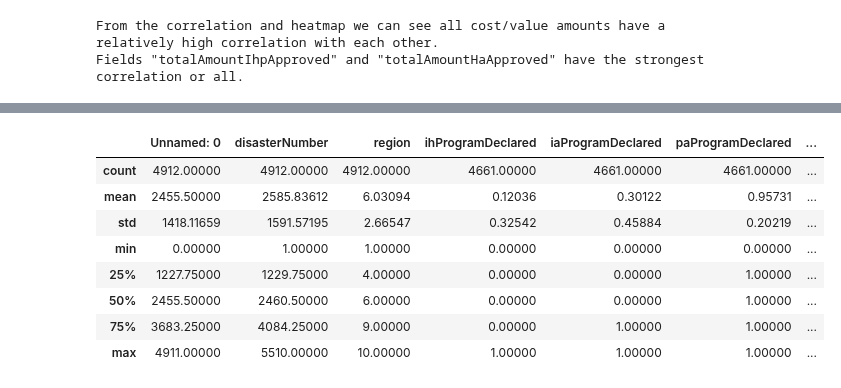
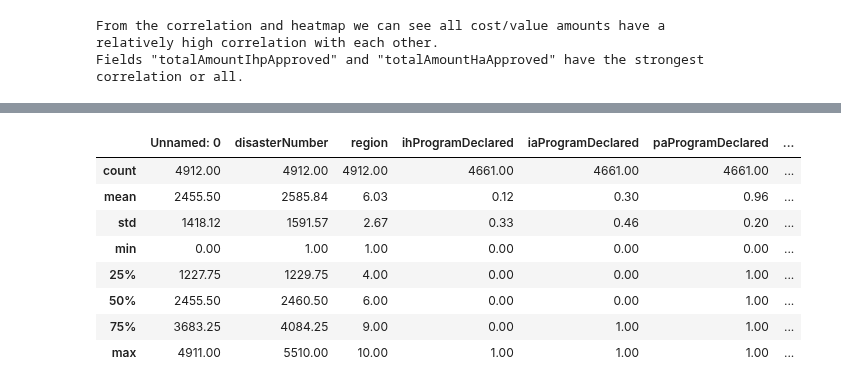
Before and after one commit to mdgarber/FEMADisasterCostForecasting, a Jupyter notebook: femadisastercostforecasting/notebooks/FEMA-EDA.ipynb, the cells around one changed output, grey strips where cells are left out. Cells and saved outputs as stored; diff of their text form; code cells hidden in the pictures.

```diff
--- a/femadisastercostforecasting/notebooks/FEMA-EDA.ipynb
+++ b/femadisastercostforecasting/notebooks/FEMA-EDA.ipynb
@@ -260,14 +252,14 @@ femaDataCleanV2 = femaDataClean
 femaDataCleanV2['totalDisasterCost'] = femaDataCleanV2['totalAmountIhpApproved'] + femaDataCleanV2['totalAmountHaApproved'] + femaDataCleanV2['totalAmountOnaApproved'] + femaDataCleanV2['totalObligatedAmountHmgp']
 # %%
 #describe DF but kill the scientific notation format
-femaDataCleanV2.describe().apply(lambda s: s.apply('{0:.5f}'.format))
+femaDataCleanV2.describe().apply(lambda s: s.apply('{0:.2f}'.format))
 # %% [output]
 |  | Unnamed: 0 | disasterNumber | region | ihProgramDeclared | iaProgramDeclared | paProgramDeclared | ... |
-| count | 4912.00000 | 4912.00000 | 4912.00000 | 4661.00000 | 4661.00000 | 4661.00000 | ... |
-| mean | 2455.50000 | 2585.83612 | 6.03094 | 0.12036 | 0.30122 | 0.95731 | ... |
-| std | 1418.11659 | 1591.57195 | 2.66547 | 0.32542 | 0.45884 | 0.20219 | ... |
-| min | 0.00000 | 1.00000 | 1.00000 | 0.00000 | 0.00000 | 0.00000 | ... |
-| 25% | 1227.75000 | 1229.75000 | 4.00000 | 0.00000 | 0.00000 | 1.00000 | ... |
-| 50% | 2455.50000 | 2460.50000 | 6.00000 | 0.00000 | 0.00000 | 1.00000 | ... |
-| 75% | 3683.25000 | 4084.25000 | 9.00000 | 0.00000 | 1.00000 | 1.00000 | ... |
-| max | 4911.00000 | 5510.00000 | 10.00000 | 1.00000 | 1.00000 | 1.00000 | ... |
+| count | 4912.00 | 4912.00 | 4912.00 | 4661.00 | 4661.00 | 4661.00 | ... |
+| mean | 2455.50 | 2585.84 | 6.03 | 0.12 | 0.30 | 0.96 | ... |
+| std | 1418.12 | 1591.57 | 2.67 | 0.33 | 0.46 | 0.20 | ... |
+| min | 0.00 | 1.00 | 1.00 | 0.00 | 0.00 | 0.00 | ... |
+| 25% | 1227.75 | 1229.75 | 4.00 | 0.00 | 0.00 | 1.00 | ... |
+| 50% | 2455.50 | 2460.50 | 6.00 | 0.00 | 0.00 | 1.00 | ... |
+| 75% | 3683.25 | 4084.25 | 9.00 | 0.00 | 1.00 | 1.00 | ... |
+| max | 4911.00 | 5510.00 | 10.00 | 1.00 | 1.00 | 1.00 | ... |
```
Also changed, not shown: parts of 11 cells of this notebook.
